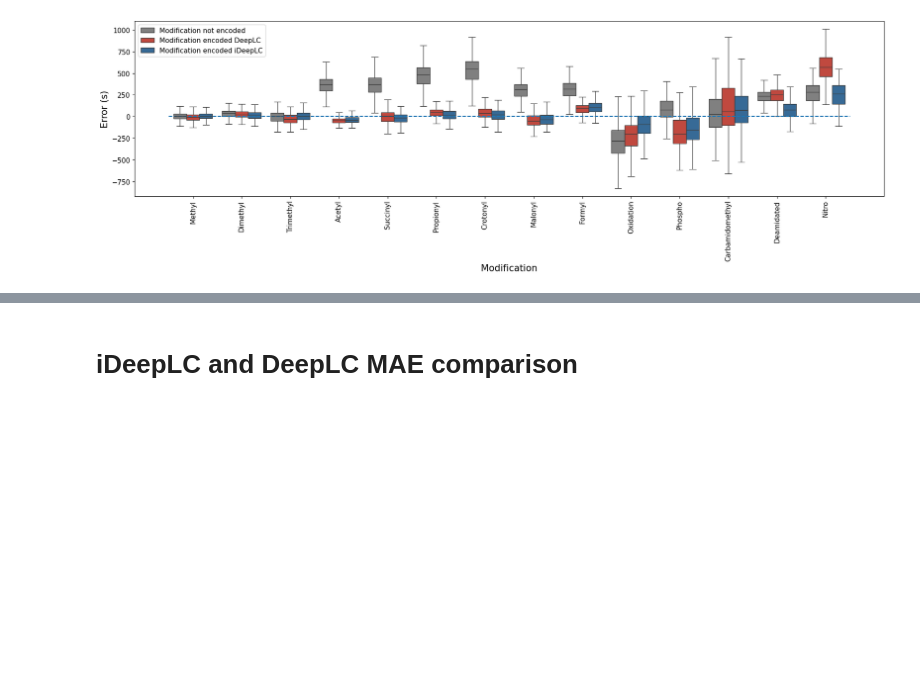
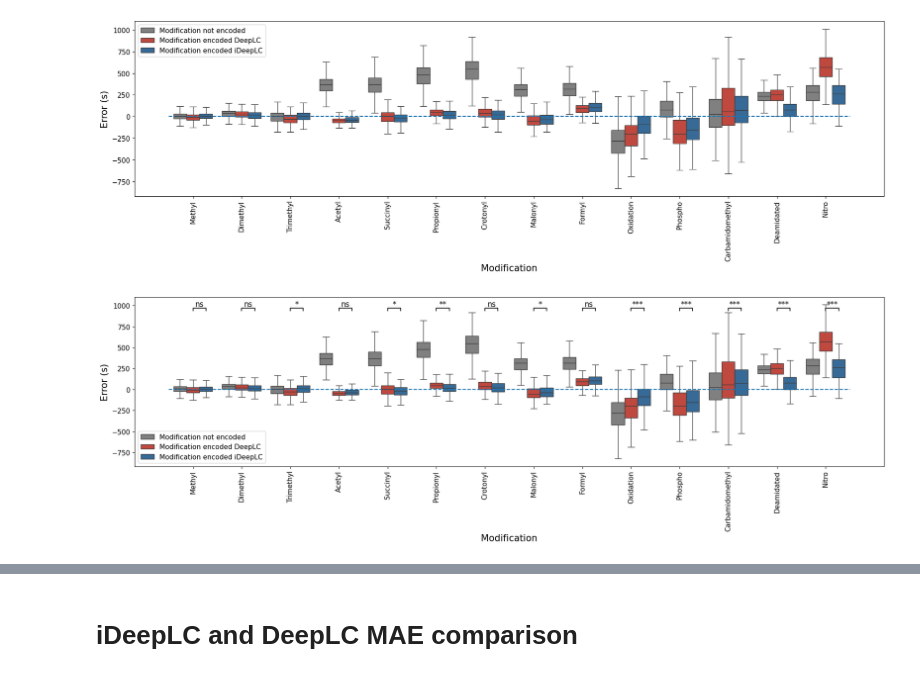
Before and after one commit to Alirezak2n/iDeepLC_Zenodo, a Jupyter notebook: plots_generator.ipynb, the cells around one changed output, grey strips where cells are left out. Drawn from its saved outputs; the diff is of its cells as text; code cells hidden in the pictures; blank space fills up the shorter version.

```diff
--- a/plots_generator.ipynb
+++ b/plots_generator.ipynb
@@ -250,21 +252,8 @@ plt.savefig(based_dir+'boxplot.png',dpi=300)
 # %% [output]
 [figure]
 # %%
-import numpy as np
-import pandas as pd
-import seaborn as sns
-import matplotlib.pyplot as plt
 
-from scipy.stats import wilcoxon
-from statsmodels.stats.multitest import multipletests
-from sklearn.metrics import mean_absolute_error
-
-
-# ----------------------------
-# Helpers
-# ----------------------------
 def p_to_stars(p):
-    # Conventional thresholds (adapt if your journal uses different cutoffs)
     if p < 1e-3:
         return "***"
     elif p < 1e-2:
@@ -278,10 +267,10 @@ def p_to_stars(p):
 def add_sig_bracket_axes(ax, x1, x2, y_axes=0.94, h_axes=0.015, text="", lw=1.2, fontsize=12):
     """
     Draw a significance bracket where:
-      - x is in data coordinates (so it stays over the correct categories)
-      - y is in axes coordinates (so it stays on the same horizontal line)
+      - x is in data coordinates (over the correct categories)
+      - y is in axes coordinates (fixed height across categories)
     """
-    trans = ax.get_xaxis_transform()  # x in data coords, y in axes coords
+    trans = ax.get_xaxis_transform()
     ax.plot([x1, x1, x2, x2],
             [y_axes, y_axes + h_axes, y_axes + h_axes, y_axes],
             transform=trans, c="black", lw=lw, clip_on=False)
@@ -292,37 +281,38 @@ def add_sig_bracket_axes(ax, x1, x2, y_axes=0.94, h_axes=0.015, text="", lw=1.2,
             fontsize=fontsize, clip_on=False)
 
 
-# ----------------------------
-# Main: build dataframe + stats
-# ----------------------------
+
 barplot_df_list = []
 wilcoxon_results = {}
 
-# Keep hue order fixed, so x-positions are predictable for the brackets
-hue_order = ["Not encoded", "Modification encoded DeepLC", "Encoded iDeepLC"]
+hue_order = ["Not encoded", "Encoded DeepLC", "Encoded iDeepLC"]
 
 for mod in mods:
-    df_best = pd.read_csv(based_dir + mod + "_best_results.csv")
-    y_test = df_best["y_test"].values
-    output_test_iDeepLC = df_best["output_test"].values
-    output_test_no_mod = df_best["output_test_no_mod"].values
+    y_test, output_test_iDeepLC, output_test_no_mod = [
+        pd.read_csv(based_dir + mod + "_best_results.csv")[col].values
+        for col in ["y_test", "output_test", "output_test_no_mod"]
+    ]
 
     output_test_DeepLC = pd.read_csv(
         "../saved_model/PTM_evaluation_DeepLC/prosit_ptm_2020_" + mod + "_modanalysis_test.csv"
     )["predictions"].values
 
-    # Signed errors for boxplot (seconds)
+    err_ideep  = (y_test - output_test_iDeepLC) * 60.0
     err_no_mod = (y_test - output_test_no_mod) * 60.0
     err_deeplc = (y_test - output_test_DeepLC) * 60.0
-    err_ideep  = (y_test - output_test_iDeepLC) * 60.0
 
-    # Paired absolute errors for Wilcoxon
+    mae_iDeepLC = round(mean_absolute_error(y_test, output_test_iDeepLC) * 60)
+    mae_DeepLC  = round(mean_absolute_error(y_test, output_test_DeepLC) * 60)
+    mae_no_mod  = round(mean_absolute_error(y_test, output_test_no_mod) * 60)
+
+    r_iDeepLC = round(np.corrcoef(y_test, output_test_iDeepLC)[0, 1], 3)
+    r_DeepLC  = round(np.corrcoef(y_test, output_test_DeepLC)[0, 1], 3)
+    r_no_mod  = round(np.corrcoef(y_test, output_test_no_mod)[0, 1], 3)
+
     abs_i = np.abs(y_test - output_test_iDeepLC)
     abs_d = np.abs(y_test - output_test_DeepLC)
-    diff = abs_i - abs_d  # negative => iDeepLC better
-
+    diff = abs_i - abs_d
     w_stat, p_val = wilcoxon(diff, alternative="less", zero_method="wilcox", method="auto")
-
     wilcoxon_results[mod] = {
         "PTM": mod,
         "W": w_stat,
@@ -331,15 +321,6 @@ for mod in mods:
         "n": diff.size,
         "n_nonzero": int(np.count_nonzero(diff)),
     }
-
-    # Optional summary metrics (kept from your original script)
-    mae_iDeepLC = round(mean_absolute_error(y_test, output_test_iDeepLC) * 60)
-    mae_DeepLC  = round(mean_absolute_error(y_test, output_test_DeepLC) * 60)
-    mae_no_mod  = round(mean_absolute_error(y_test, output_test_no_mod) * 60)
-
-    r_iDeepLC = round(np.corrcoef(y_test, output_test_iDeepLC)[0, 1], 3)
-    r_DeepLC  = round(np.corrcoef(y_test, output_test_DeepLC)[0, 1], 3)
-    r_no_mod  = round(np.corrcoef(y_test, output_test_no_mod)[0, 1], 3)
 
     mod_not_enc = pd.DataFrame({
         "predictions": output_test_no_mod,
@@ -352,7 +333,7 @@ for mod in mods:
     mod_deeplc = pd.DataFrame({
         "predictions": output_test_DeepLC,
         "error": err_deeplc,
-        "encoding": "Modification encoded DeepLC",
+        "encoding": "Encoded DeepLC",
         "m": mod,
         "mae": mae_DeepLC,
         "R": r_DeepLC,
@@ -370,19 +351,14 @@ for mod in mods:
 
 final_barplot_df = pd.concat(barplot_df_list, ignore_index=True)
 
-# BH-FDR adjustment across PTMs
 stats_df = pd.DataFrame.from_dict(wilcoxon_results, orient="index")
 rej, p_adj_bh, _, _ = multipletests(stats_df["p_one_sided"].values, alpha=0.05, method="fdr_bh")
 stats_df["p_adj_bh"] = p_adj_bh
 stats_df["signif_fdr_0.05"] = rej
 
-# Optional: export the recomputed table
 stats_df_out = stats_df[["PTM", "W", "p_one_sided", "p_adj_bh", "median_delta_absErr_sec", "n_nonzero"]].copy()
 stats_df_out.to_csv(based_dir + "wilcoxon_iDeepLC_vs_DeepLC_BH.csv", index=False)
 
-# ----------------------------
-# Plot
-# ----------------------------
 plt.figure(figsize=[18, 6])
 plt.rcParams.update({"font.size": 11})
 
@@ -398,48 +374,43 @@ ax = sns.boxplot(
     width=0.8,
 )
 
-# Legend labels exactly as you want
 handles, _ = ax.get_legend_handles_labels()
 ax.legend(handles, ["Modification not encoded", "Modification encoded DeepLC", "Modification encoded iDeepLC"])
 
 ax.set_xlabel("Modification", fontsize=15)
 ax.set_ylabel("Error (s)", fontsize=15)
 ax.hlines(y=0, xmin=-0.5, xmax=len(final_barplot_df["m"].unique()) - 0.5, linestyle="--")
 plt.xticks(rotation="vertical")
 
-# ----------------------------
-# Significance brackets (Option A: aligned on same line)
-# ----------------------------
 mods_in_plot_order = [t.get_text() for t in ax.get_xticklabels()]
 
 n_hue = len(hue_order)
 total_width = 0.8
 box_w = total_width / n_hue
 
-# Draw bracket between DeepLC (j=1) and iDeepLC (j=2) for each PTM
 for i, mod in enumerate(mods_in_plot_order):
     if mod not in stats_df.index:
         continue
 
-    p_adj = float(stats_df.loc[mod, "p_adj_bh"])  # BH-adjusted p-value
+    p_adj = float(stats_df.loc[mod, "p_adj_bh"])
     stars = p_to_stars(p_adj)
 
-    # x positions for the boxes within each category i
-    # seaborn centers category at x=i; offsets depend on hue index j
-    x_deeplc = i + (1 - (n_hue - 1) / 2) * box_w  # hue index 1
-    x_ideep  = i + (2 - (n_hue - 1) / 2) * box_w  # hue index 2
+    x_deeplc = i + (1 - (n_hue - 1) / 2) * box_w
+    x_ideep  = i + (2 - (n_hue - 1) / 2) * box_w
 
     add_sig_bracket_axes(
         ax,
         x_deeplc,
         x_ideep,
-        y_axes=0.92,     # same height for all annotations (adjust if needed)
-        h_axes=0.015,    # bracket height
+        y_axes=0.92,
+        h_axes=0.015,
         text=stars,
-        fontsize=12
+        fontsize=12,
     )
 
-# Give a bit more top margin so brackets/stars never clip
 plt.tight_layout(rect=[0, 0, 1, 0.98])
 plt.savefig(based_dir + "boxplot_with_significance_aligned.png", dpi=300)
+plt.show()
 plt.close()
+# %% [output]
+[figure, added]
```
Also changed, not shown: parts of 9 cells of this notebook.
